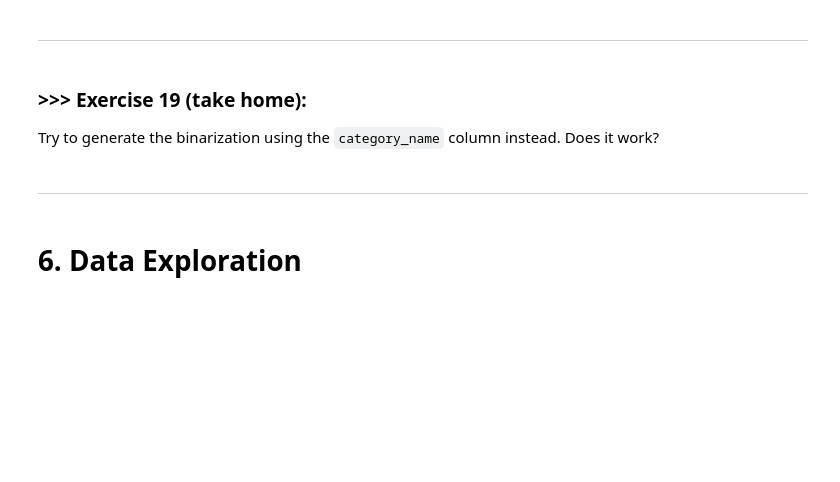
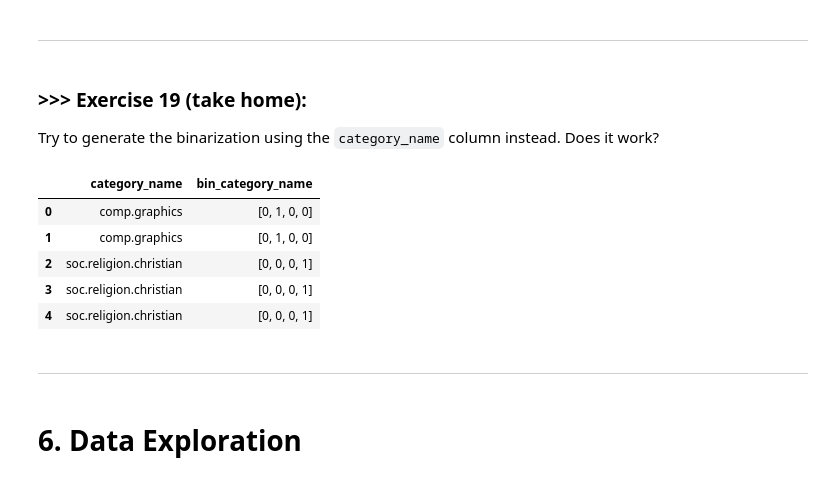
Before and after one commit to Newpage927/DM2025-Lab1-Exercise, a Jupyter notebook: DM2025-Lab1-Master.ipynb, the cells around one changed output. Drawn from its saved outputs; the diff is of its cells as text; code cells hidden in the pictures; blank space fills up the shorter version.

```diff
--- a/DM2025-Lab1-Master.ipynb
+++ b/DM2025-Lab1-Master.ipynb
@@ -2136,3 +2241,18 @@ Try to generate the binarization using the `category_name` column instead. Does
+# %%
+# Answer here
+from sklearn.preprocessing import MultiLabelBinarizer
+mlb_name = MultiLabelBinarizer()
+binarized_data = mlb_name.fit_transform(X['category_name'].apply(lambda x: [x]))
+X['bin_category_name'] = binarized_data.tolist()
+X[['category_name', 'bin_category_name']].head()
+# Yes, it works. The output shows that each category name is successfully mapped to a specific binary vector (like [0, 1, 0, 0] for graphics), proving that binarizing text labels directly is effective and produces the same structured data as using numeric IDs.
+# %% [output]
+|  | category_name | bin_category_name |
+| 0 | comp.graphics | [0, 1, 0, 0] |
+| 1 | comp.graphics | [0, 1, 0, 0] |
+| 2 | soc.religion.christian | [0, 0, 0, 1] |
+| 3 | soc.religion.christian | [0, 0, 0, 1] |
+| 4 | soc.religion.christian | [0, 0, 0, 1] |
 # %% [markdown]
 ---
 # %% [markdown]
```
Also changed, not shown: parts of 44 cells of this notebook, 4 other files.
